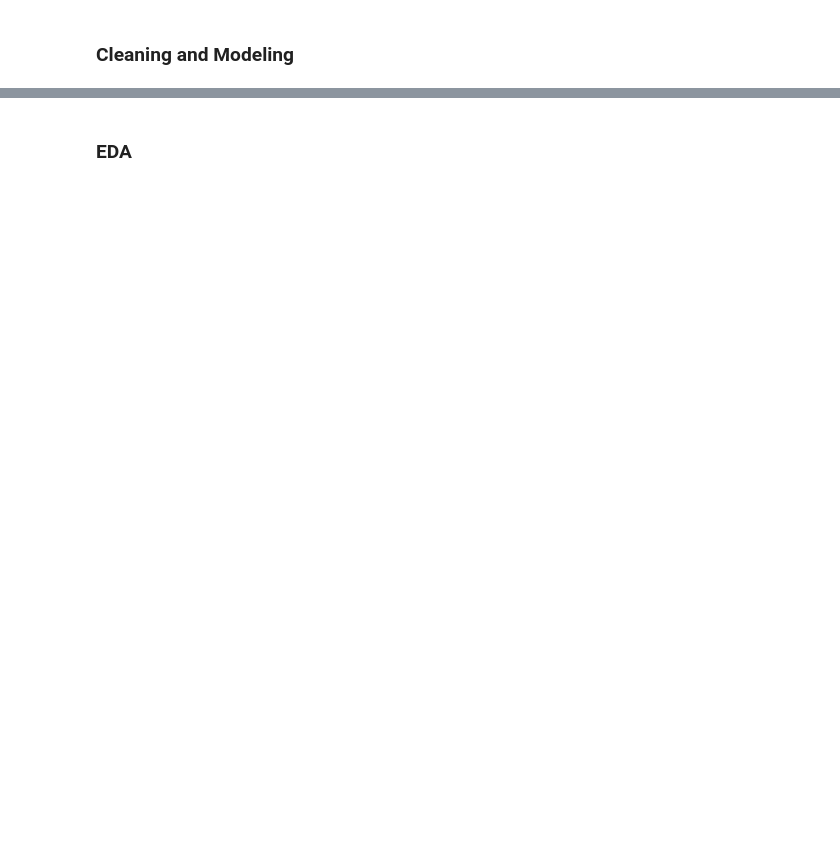
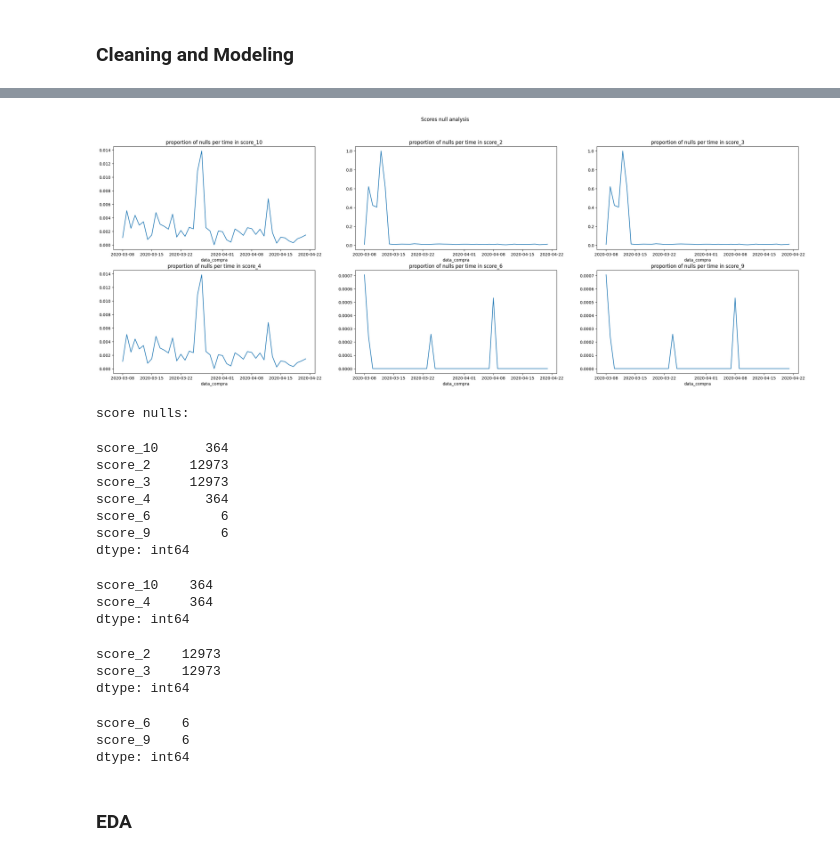
Before and after one commit to richardsantino/EBA-cases, a Jupyter notebook: 9. TCC/3 - fraude.ipynb, the cells around one changed output, grey strips where cells are left out. Saved outputs shown, nothing was run; the diff lists cells and outputs as text; code cells hidden in the pictures; blank space fills up the shorter version.

```diff
--- a/9. TCC/3 - fraude.ipynb
+++ b/9. TCC/3 - fraude.ipynb
@@ -68,3 +152,42 @@ df = df[cols].copy()
+# %%
+
+fig, ax = plt.subplots(2, 3, figsize=(30, 10))
+
+score_with_null_cols = [col for col in df.columns if 'score' in col and 'modelo' not in col and df[col].isna().sum() > 0]
+for i, col in enumerate(score_with_null_cols):
+    x_pos = i//3
+    y_pos = i%3
+
+    df[['data_compra',col]].groupby('data_compra')[col].apply(lambda x: len([x_i for x_i in x if str(x_i) == 'nan'])/len(x) ).plot.line(ax=ax[x_pos, y_pos])
+    ax[x_pos, y_pos].set_title(f'proportion of nulls per time in {col}')
+
+plt.suptitle(f'Scores null analysis')
+plt.show()
+
+print('score nulls:')
+display(df[score_with_null_cols].isna().sum())
+display(df[df['score_10'].isna()][['score_10','score_4']].isna().sum())
+display(df[df['score_2'].isna()][['score_2','score_3']].isna().sum())
+display(df[df['score_6'].isna()][['score_6','score_9']].isna().sum())
+# %% [output]
+[figure, added]
+score nulls:
+score_10      364
+score_2     12973
+score_3     12973
+score_4       364
+score_6         6
+score_9         6
+dtype: int64
+score_10    364
+score_4     364
+dtype: int64
+score_2    12973
+score_3    12973
+dtype: int64
+score_6    6
+score_9    6
+dtype: int64
 # %% [markdown]
 ### **EDA**
 # %%
```
Also changed, not shown: parts of 4 cells of this notebook.
